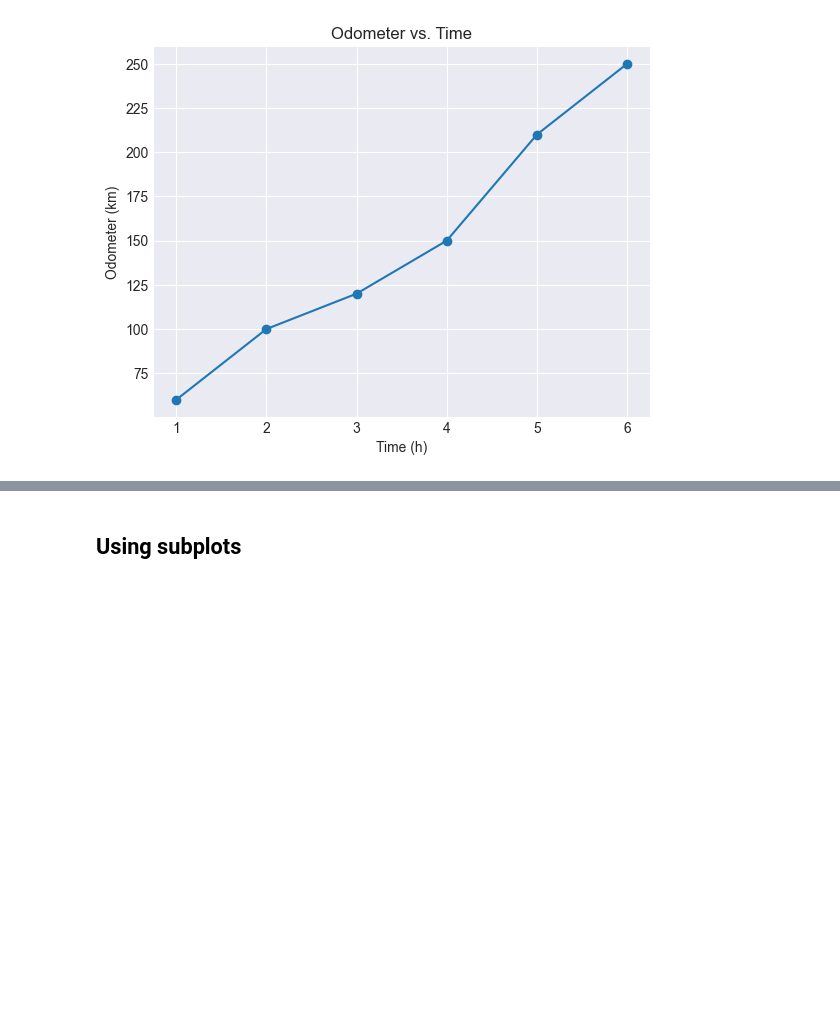
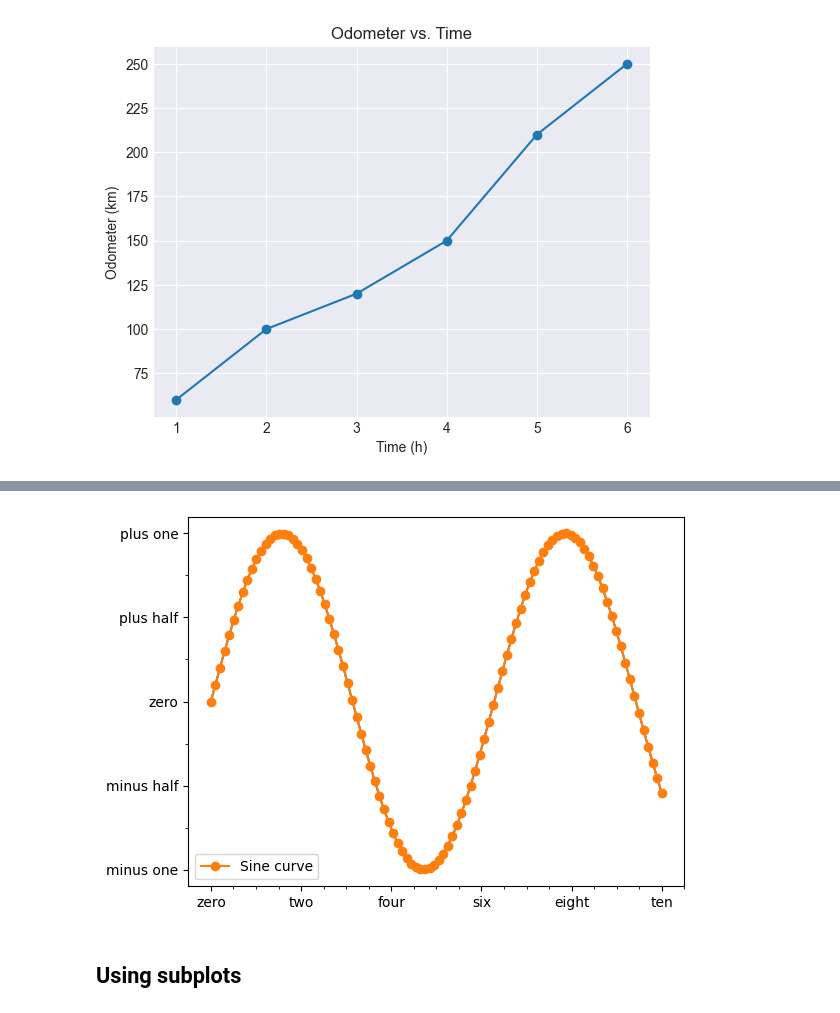
Before and after one commit to jarix/Python_Snippets, a Jupyter notebook: matplotlib_101.ipynb, the cells around one changed output, grey strips where cells are left out. Saved outputs shown, nothing was run; the diff lists cells and outputs as text; code cells hidden in the pictures; blank space fills up the shorter version.

```diff
--- a/matplotlib_101.ipynb
+++ b/matplotlib_101.ipynb
@@ -62,3 +102,11 @@ plt.show()
+# %%
+# Plotting with a label to reference in the legend, and with markers
+ax.plot(x, y, label='Sine curve', marker='o')
+# Display the legend on the plot
+ax.legend()
+fig
+# %% [output]
+[figure, added]
 # %% [markdown]
 ## Using subplots
 # %%
```
Also changed, not shown: parts of 6 cells of this notebook, 2 other files.
